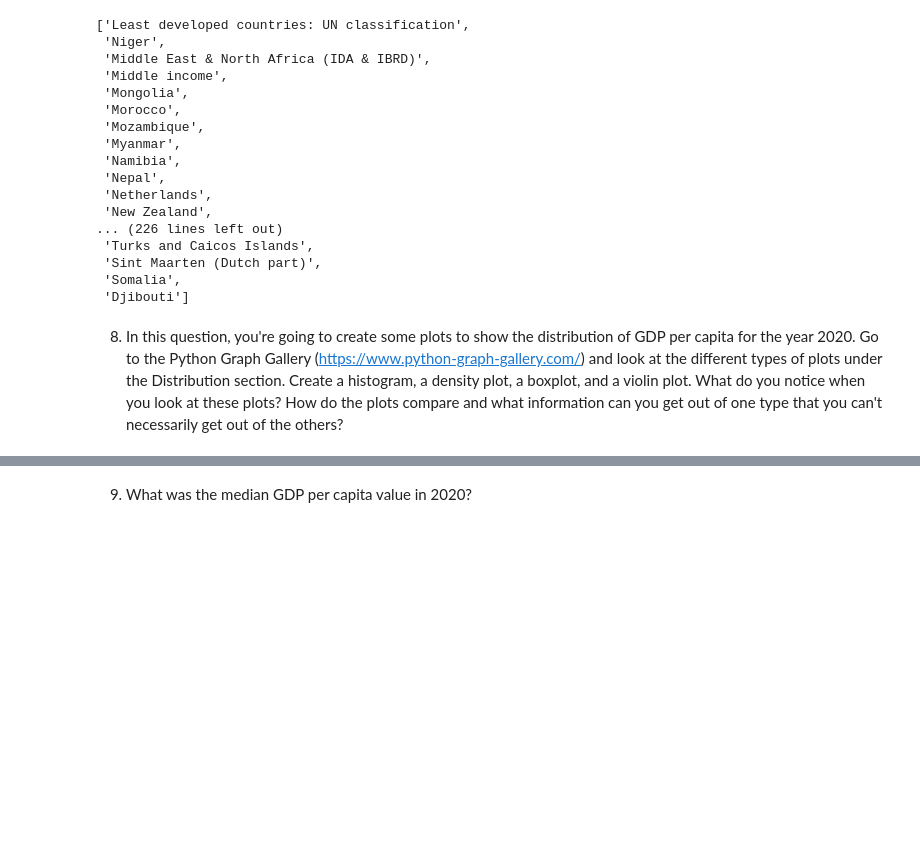
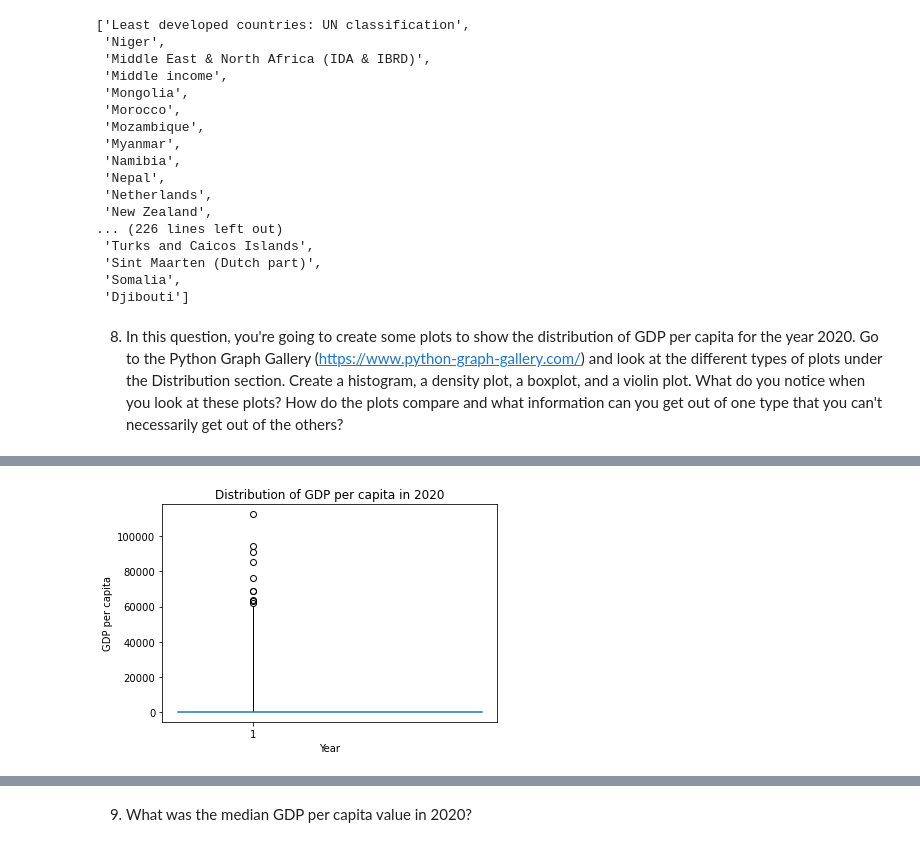
Before and after one commit to NSS-Data-Analytics-Cohort-8/gdp-and-internet-usage-Travis37115, a Jupyter notebook: notebooks/gdp_internet.ipynb, the cells around one changed output, grey strips where cells are left out. Drawn from its saved outputs; the diff is of its cells as text; code cells hidden in the pictures; blank space fills up the shorter version.

```diff
--- a/notebooks/gdp_internet.ipynb
+++ b/notebooks/gdp_internet.ipynb
@@ -46,0 +79,9 @@ gdp_df.Country.value_counts().index.tolist()
+# %%
+plt.boxplot(gdp_2020_per_capita)
+gdp_2020['GDP_Per_Capita'].plot.kde()
+plt.xlabel('Year')
+plt.ylabel('GDP per capita')
+plt.title('Distribution of GDP per capita in 2020')
+plt.show()
+# %% [output]
+[figure, added]
```
Also changed, not shown: parts of 4 cells of this notebook.
